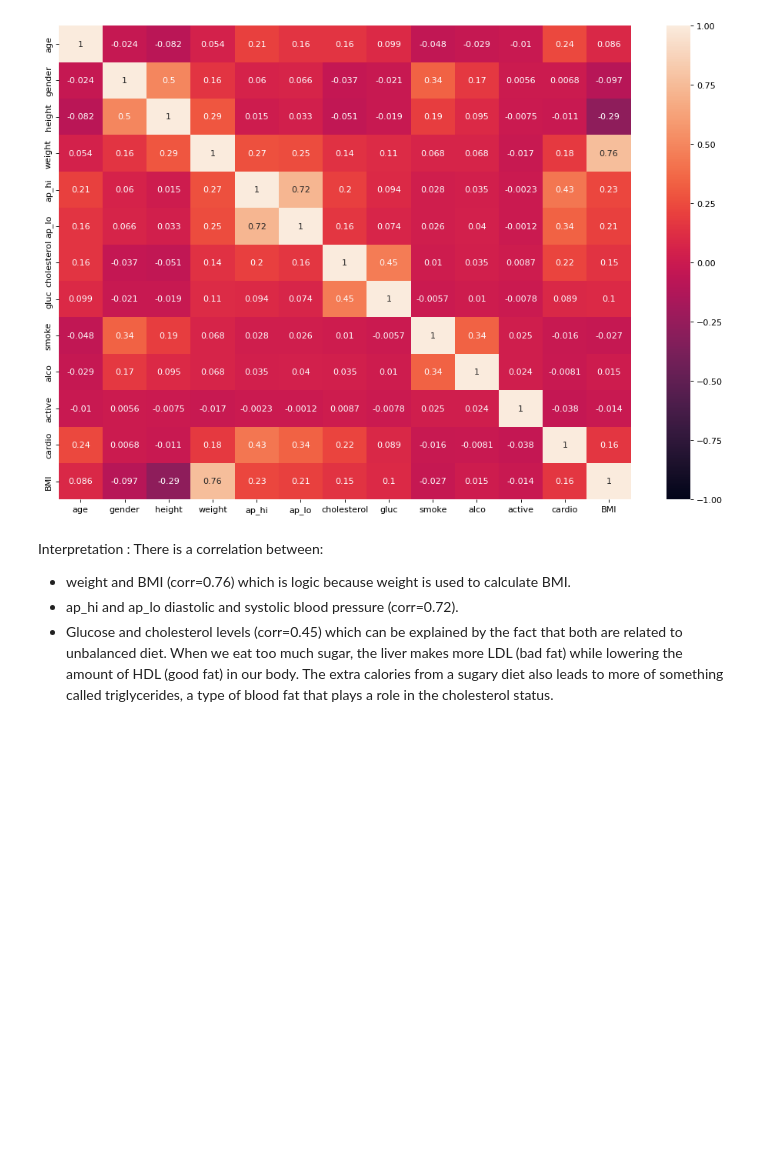
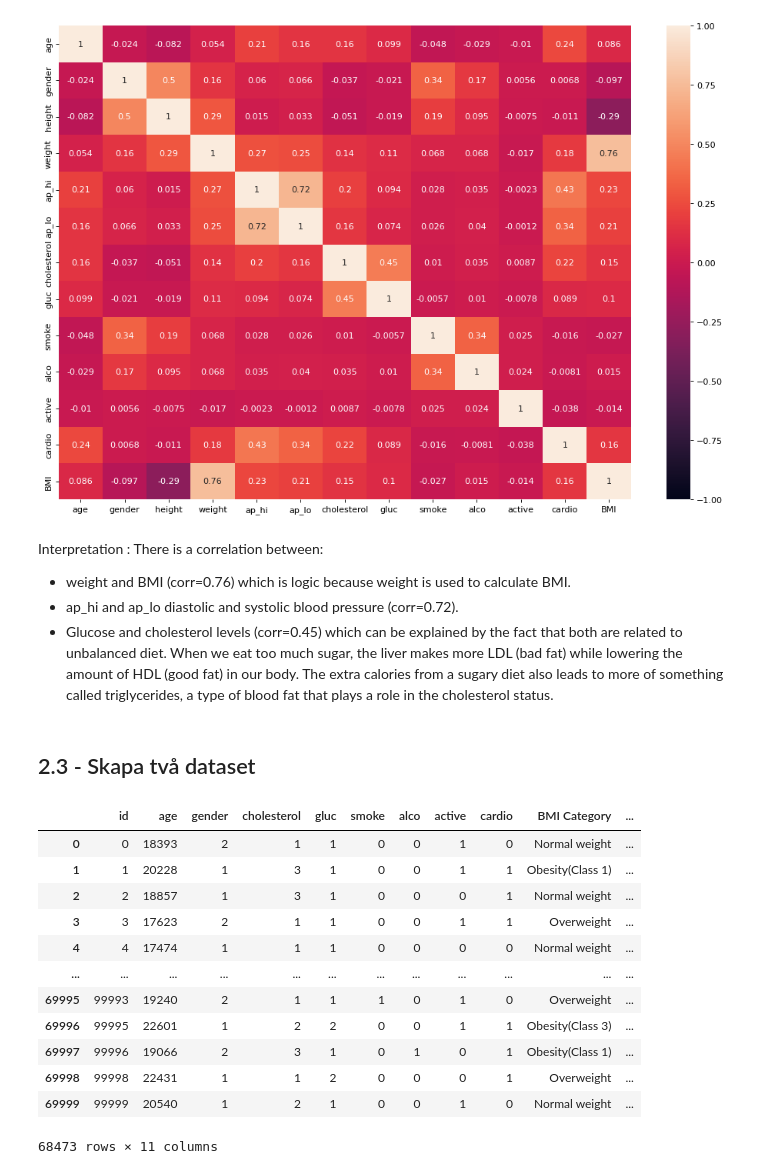
Before and after one commit to AmalDerbali/AmalDerbali-Lab-Machine-Learning, a Jupyter notebook: Disease_prediction.ipynb, the cells around one changed output. Cells and saved outputs as stored; diff of their text form; code cells hidden in the pictures; blank space fills up the shorter version.

```diff
--- a/Disease_prediction.ipynb
+++ b/Disease_prediction.ipynb
@@ -335,3 +376,22 @@ There is a correlation between:
  - weight and BMI (corr=0.76) which is logic because weight is used to calculate BMI.
  - ap_hi and ap_lo diastolic and systolic blood pressure (corr=0.72).
  - Glucose and cholesterol levels (corr=0.45) which can be explained by the fact that both are related to unbalanced diet. When we eat too much sugar, the liver makes more LDL (bad fat) while lowering the amount of HDL (good fat) in our body. The extra calories from a sugary diet also leads to more of something called triglycerides, a type of blood fat that plays a role in the cholesterol status.
+# %% [markdown]
+## 2.3 - Skapa två dataset
+# %%
+Data1= Cardio.drop(columns=['ap_hi', 'ap_lo', 'height', 'weight', 'BMI'])
+Data1
+# %% [output]
+|  | id | age | gender | cholesterol | gluc | smoke | alco | active | cardio | BMI Category | ... |
+| 0 | 0 | 18393 | 2 | 1 | 1 | 0 | 0 | 1 | 0 | Normal weight | ... |
+| 1 | 1 | 20228 | 1 | 3 | 1 | 0 | 0 | 1 | 1 | Obesity(Class 1) | ... |
+| 2 | 2 | 18857 | 1 | 3 | 1 | 0 | 0 | 0 | 1 | Normal weight | ... |
+| 3 | 3 | 17623 | 2 | 1 | 1 | 0 | 0 | 1 | 1 | Overweight | ... |
+| 4 | 4 | 17474 | 1 | 1 | 1 | 0 | 0 | 0 | 0 | Normal weight | ... |
+| ... | ... | ... | ... | ... | ... | ... | ... | ... | ... | ... | ... |
+| 69995 | 99993 | 19240 | 2 | 1 | 1 | 1 | 0 | 1 | 0 | Overweight | ... |
+| 69996 | 99995 | 22601 | 1 | 2 | 2 | 0 | 0 | 1 | 1 | Obesity(Class 3) | ... |
+| 69997 | 99996 | 19066 | 2 | 3 | 1 | 0 | 1 | 0 | 1 | Obesity(Class 1) | ... |
+| 69998 | 99998 | 22431 | 1 | 1 | 2 | 0 | 0 | 0 | 1 | Overweight | ... |
+| 69999 | 99999 | 20540 | 1 | 2 | 1 | 0 | 0 | 1 | 0 | Normal weight | ... |
+68473 rows × 11 columns
```
Also changed, not shown: parts of 16 cells of this notebook.
